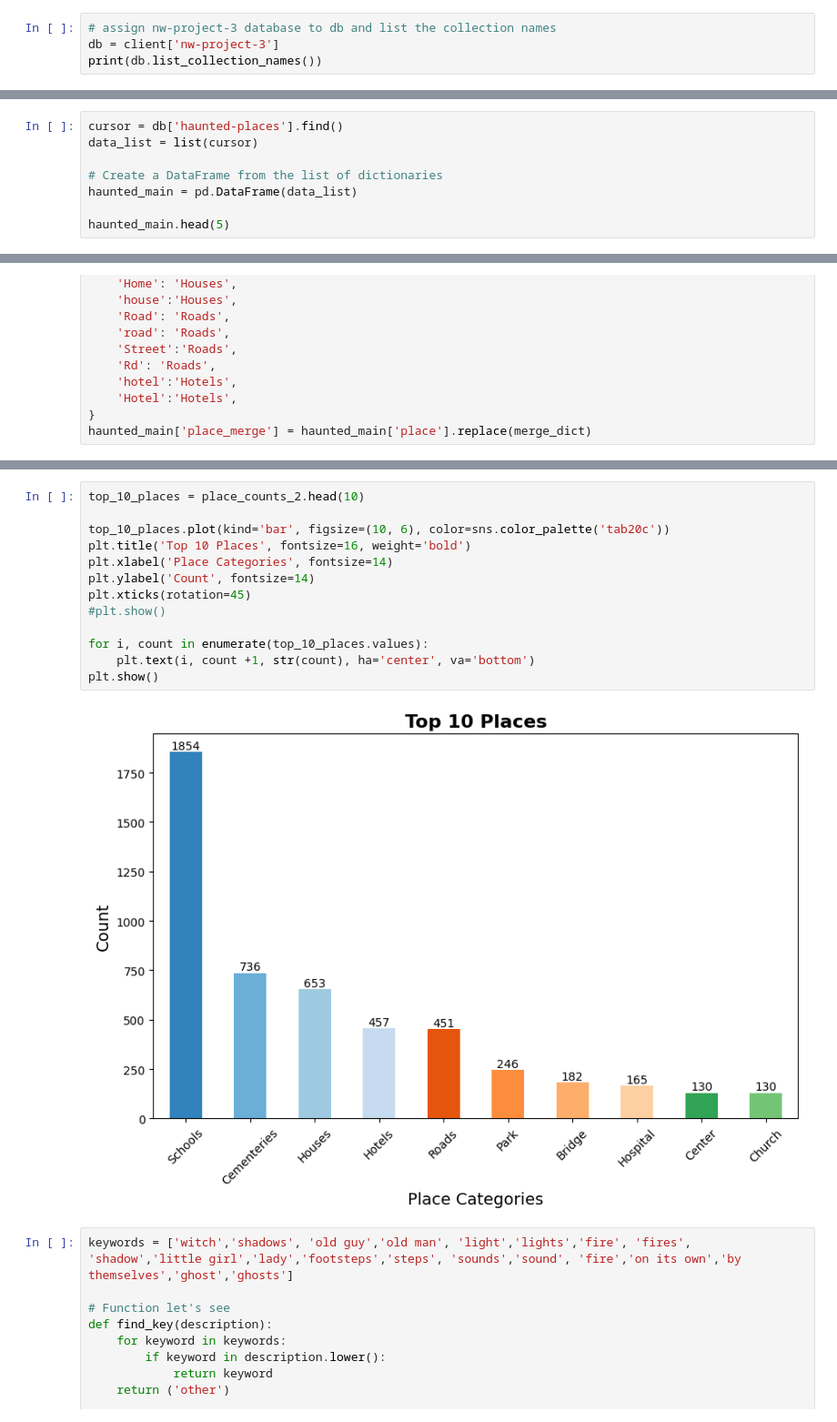
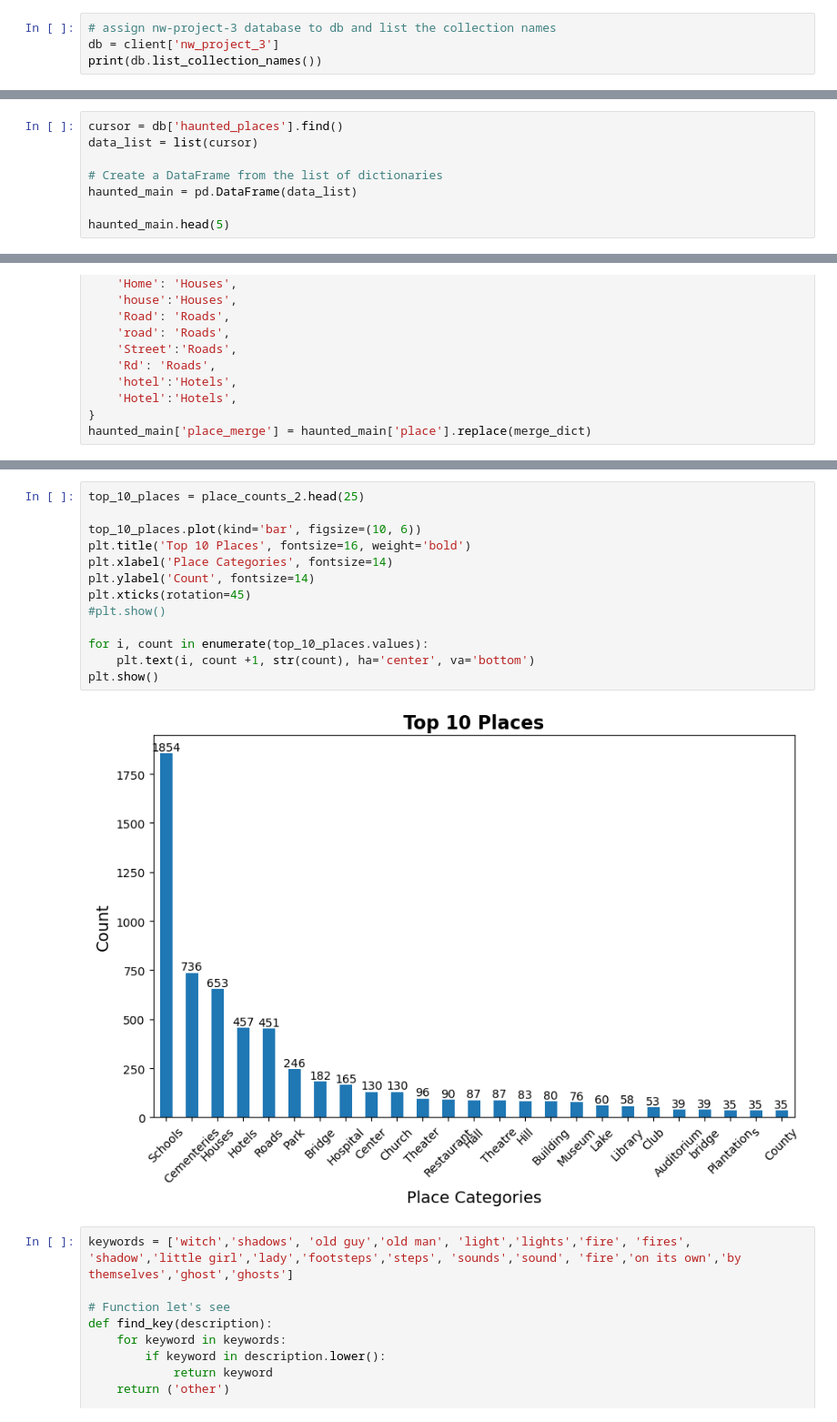
Before and after one commit to rohanhpatel/nw-project-3, a Jupyter notebook: database/data_joel.ipynb, the cells around one changed output, grey strips where cells are left out. Shown at 91% size. Drawn from its saved outputs; the diff is of its cells as text.

```diff
--- a/database/data_joel.ipynb
+++ b/database/data_joel.ipynb
@@ -21,5 +19,5 @@ print(client.list_database_names())
 # %%
 # assign nw-project-3 database to db and list the collection names
-db = client['nw-project-3']
+db = client['nw_project_3']
 print(db.list_collection_names())
 # %% [output]
@@ -46,7 +44,7 @@ pprint(db['haunted-places'].find_one())
  'state': 'Michigan',
  'state_abbrev': 'MI'}
 # %%
-cursor = db['haunted-places'].find()
+cursor = db['haunted_places'].find()
 data_list = list(cursor)
 
 # Create a DataFrame from the list of dictionaries
@@ -197,18 +195,18 @@ Name: count, dtype: int64
 # %%
-top_10_places = place_counts_2.head(10)
+top_10_places = place_counts_2.head(25)
 
-top_10_places.plot(kind='bar', figsize=(10, 6), color=sns.color_palette('tab20c'))
+top_10_places.plot(kind='bar', figsize=(10, 6))
 plt.title('Top 10 Places', fontsize=16, weight='bold')
 plt.xlabel('Place Categories', fontsize=14)
 plt.ylabel('Count', fontsize=14)
 plt.xticks(rotation=45)
 #plt.show()
 
 for i, count in enumerate(top_10_places.values):
     plt.text(i, count +1, str(count), ha='center', va='bottom')
 plt.show()
 # %% [output]
-[figure, old version]
+[figure, new version]
 # %%
 keywords = ['witch','shadows', 'old guy','old man', 'light','lights','fire', 'fires', 'shadow','little girl','lady','footsteps','steps', 'sounds','sound', 'fire','on its own','by themselves','ghost','ghosts']
 
```
Also changed, not shown: parts of 10 cells of this notebook, 3 other files.
